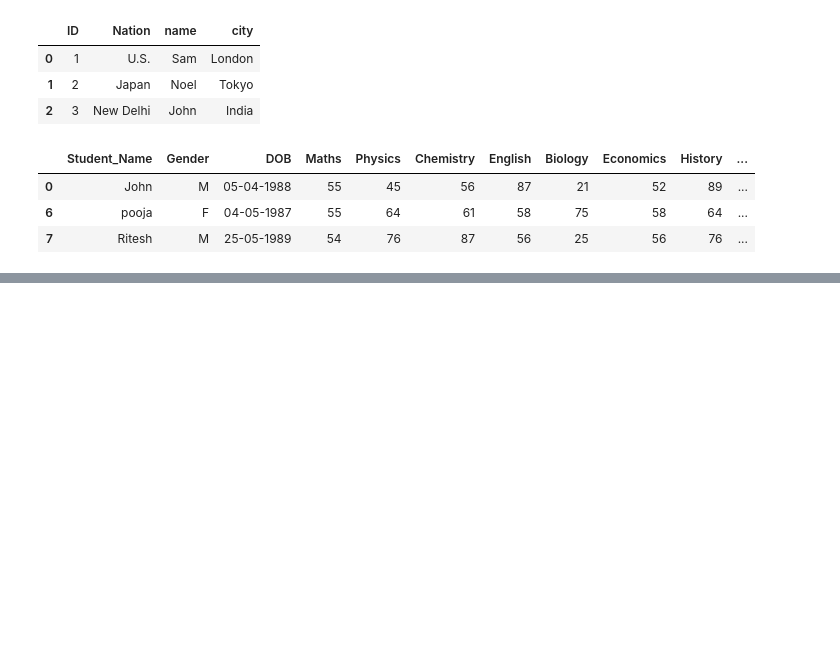
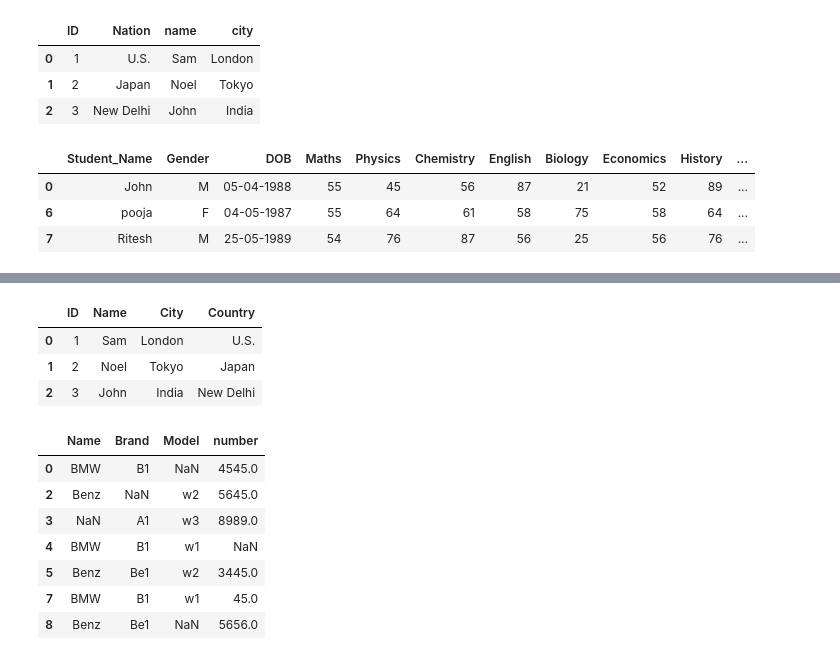
Before and after one commit to AbilashSP10/Python_Learning, a Jupyter notebook: Pandas/Pandas_Learn.ipynb, the cells around one changed output, grey strips where cells are left out. Saved outputs shown, nothing was run; the diff lists cells and outputs as text; code cells hidden in the pictures; blank space fills up the shorter version.

```diff
--- a/Pandas/Pandas_Learn.ipynb
+++ b/Pandas/Pandas_Learn.ipynb
@@ -535,0 +588,42 @@ dy
+# %%
+data = {
+    'ID': [1,2,3],
+    'name': ['Sam', 'Noel', 'John'],
+    'city': ['London', 'Tokyo', 'India']
+}
+
+details={
+    'ID': [1,2,3],
+    'Nation': ['U.S.', 'Japan', 'New Delhi']
+}
+
+df=pd.DataFrame(data)
+dg=pd.DataFrame(details)
+
+dh = pd.merge(df,dg,on="ID")
+
+column = {"name": "Name", "city": "City", "Nation": "Country"}
+
+dd = dh.rename(columns=column)
+
+dd
+# %% [output]
+|  | ID | Name | City | Country |
+| 0 | 1 | Sam | London | U.S. |
+| 1 | 2 | Noel | Tokyo | Japan |
+| 2 | 3 | John | India | New Delhi |
+# %%
+data = pd.read_csv("sample.csv")
+
+df = pd.DataFrame(data)
+
+df.drop_duplicates()
+# %% [output]
+|  | Name | Brand | Model | number |
+| 0 | BMW | B1 | NaN | 4545.0 |
+| 2 | Benz | NaN | w2 | 5645.0 |
+| 3 | NaN | A1 | w3 | 8989.0 |
+| 4 | BMW | B1 | w1 | NaN |
+| 5 | Benz | Be1 | w2 | 3445.0 |
+| 7 | BMW | B1 | w1 | 45.0 |
+| 8 | Benz | Be1 | NaN | 5656.0 |
```
Also changed, not shown: parts of 5 cells of this notebook, 2 other files.
